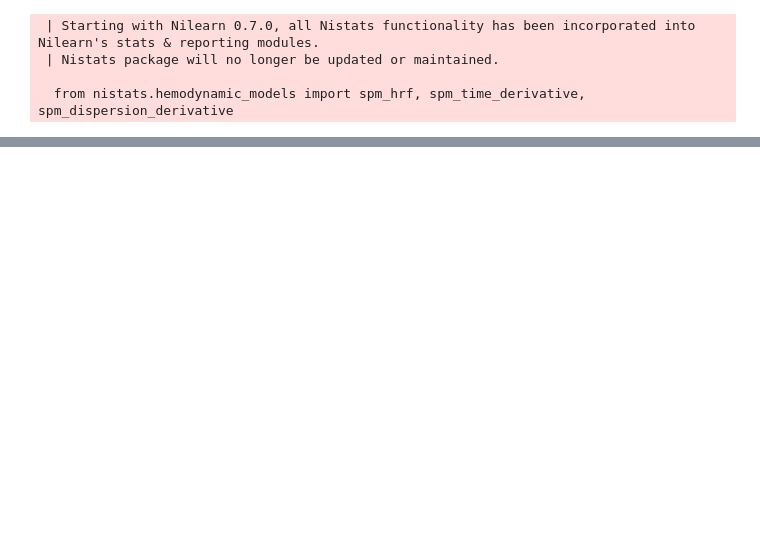
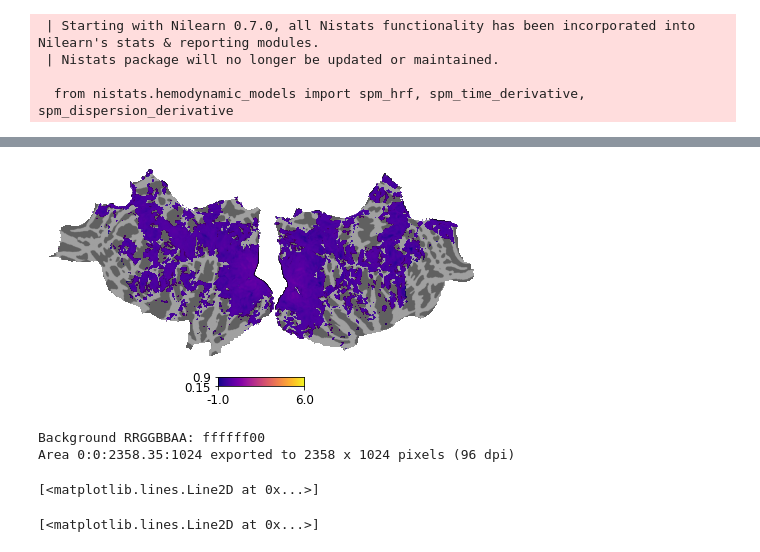
Before and after one commit to N-HEDGER/PRF_PLAYN, a Jupyter notebook: BB_CONVERT.ipynb, the cells around one changed output, grey strips where cells are left out. Saved outputs shown, nothing was run; the diff lists cells and outputs as text; code cells hidden in the pictures; blank space fills up the shorter version.

```diff
--- a/BB_CONVERT.ipynb
+++ b/BB_CONVERT.ipynb
@@ -143,5 +124,7 @@ def load(filename):
 	return obj
 # %%
 frameL=list()
-for item in mylistL:
-    frameL.append(p2panda(item))
+#for item in mylistL:
+#    frameL.append(p2panda(item))
+
+frameL=Parallel(n_jobs=5,verbose=9)(delayed(p2panda)(item)  for item in mylistL)
@@ -667,0 +765,13 @@ single click: button=1, x=1748, y=1007, xdata=-44.656397, ydata=3.567284
+# %%
+BIGDATAL=load('/Volumes/BAHAMUT/DUMP/BIGLHEM.pkl')
+BIGDATAR=load('/Volumes/BAHAMUT/DUMP/BIGRHEM.pkl')
+
+psclist=[]
+
+for i in range(120):
+
+
+    cdat=np.squeeze(np.concatenate([BIGDATAL[i,:],BIGDATAR[i,:]]))
+    cdat[cdat==0]=np.nan
+
+    psclist.append(cx.Vertex2D(cdat,np.squeeze(R2array/100), subject='02',cmap='plasma_alpha',description='Variance Explained',threshold=1e-6,vmin=-1,vmax=6,vmin2=0.15,vmax2=0.9))
@@ -667,0 +793,11 @@ single click: button=1, x=1748, y=1007, xdata=-44.656397, ydata=3.567284
+# %%
+i=0.
+for ims in psclist:
+
+    i=i+1
+
+    fig=cx.quickshow(ims, with_rois=False, with_curvature=True,fig=full_fig, with_colorbar=True)
+    fig.savefig(os.path.join(dump_path,'fgif','gframe'+str(i)+'.png'), dpi=300, facecolor='w', edgecolor='w',orientation='portrait', papertype=None, format='png',transparent=False, bbox_inches=None, pad_inches=0.1,
+                frameon=None)
+# %% [output]
+[figure, added]
@@ -667,0 +822,20 @@ single click: button=1, x=1748, y=1007, xdata=-44.656397, ydata=3.567284
+# %%
+path_data = np.zeros(numl*2)
+for v in path:
+    path_data[v] = 1
+
+# And now plot these distances onto the cortical surface
+path_verts = cortex.Vertex(path_data, subject, cmap="Blues_r")
+cortex.quickshow(path_verts, with_colorbar=False,)
+plt.show()
+# %% [output]
+Background RRGGBBAA: ffffff00
+Area 0:0:2358.35:1024 exported to 2358 x 1024 pixels (96 dpi)
+# %%
+plt.plot(np.squeeze(eccarray)[path])
+# %% [output]
+[<matplotlib.lines.Line2D at 0x...>]
+# %%
+plt.plot(np.squeeze(iarray)[path])
+# %% [output]
+[<matplotlib.lines.Line2D at 0x...>]
```
Also changed, not shown: parts of 91 cells of this notebook, 7 other files.
